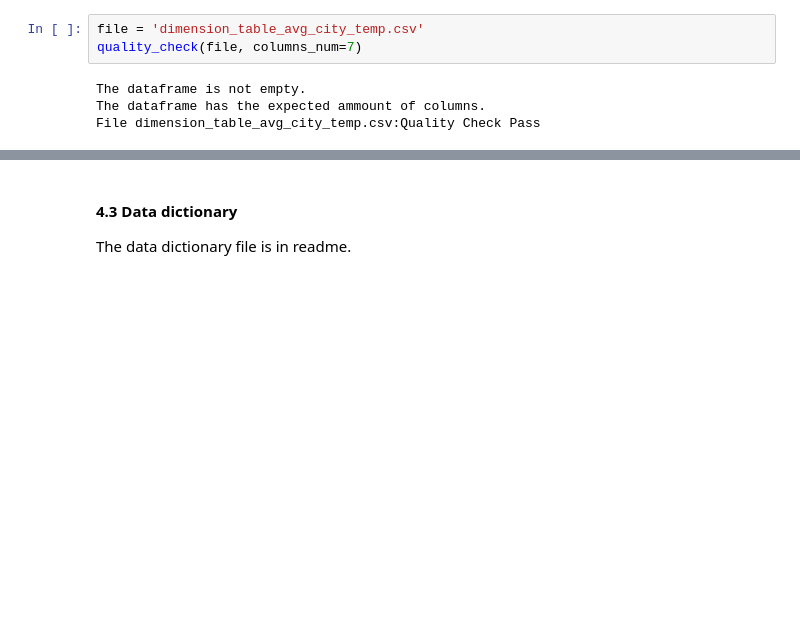
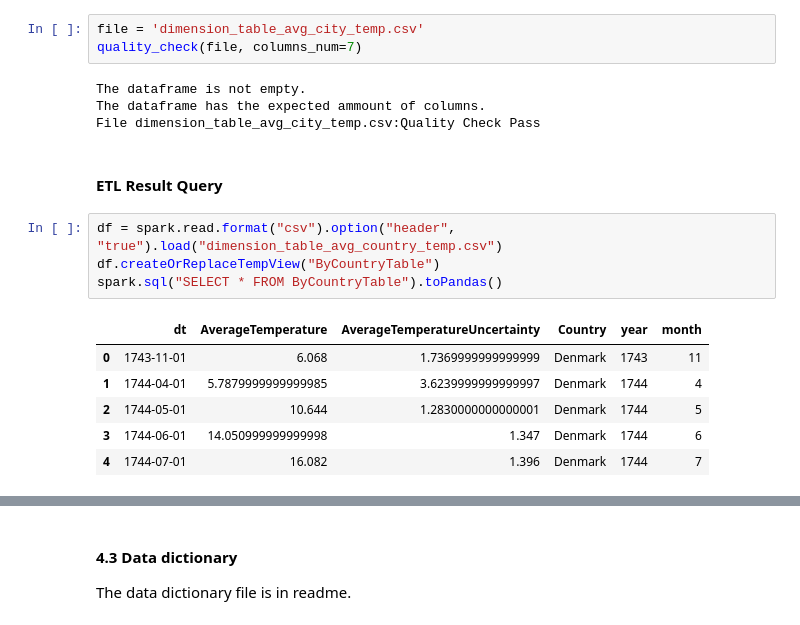
Before and after one commit to polarbeargo/Data-Engineering-Capstone-Project, a Jupyter notebook: Capstone Project Template.ipynb, the cells around one changed output, grey strips where cells are left out. Drawn from its saved outputs; the diff is of its cells as text; blank space fills up the shorter version.

Commit message:
feat: Implement ETL result query

```diff
--- a/Capstone Project Template.ipynb
+++ b/Capstone Project Template.ipynb
@@ -338,3 +338,16 @@ quality_check(file, columns_num=7)
 The dataframe is not empty.
 The dataframe has the expected ammount of columns.
 File dimension_table_avg_city_temp.csv:Quality Check Pass
+# %% [markdown]
+#### ETL Result Query
+# %%
+df = spark.read.format("csv").option("header", "true").load("dimension_table_avg_country_temp.csv")
+df.createOrReplaceTempView("ByCountryTable")
+spark.sql("SELECT * FROM ByCountryTable").toPandas()
+# %% [output]
+|  | dt | AverageTemperature | AverageTemperatureUncertainty | Country | year | month |
+| 0 | 1743-11-01 | 6.068 | 1.7369999999999999 | Denmark | 1743 | 11 |
+| 1 | 1744-04-01 | 5.7879999999999985 | 3.6239999999999997 | Denmark | 1744 | 4 |
+| 2 | 1744-05-01 | 10.644 | 1.2830000000000001 | Denmark | 1744 | 5 |
+| 3 | 1744-06-01 | 14.050999999999998 | 1.347 | Denmark | 1744 | 6 |
+| 4 | 1744-07-01 | 16.082 | 1.396 | Denmark | 1744 | 7 |
```
Also changed, not shown: parts of 3 cells of this notebook.
